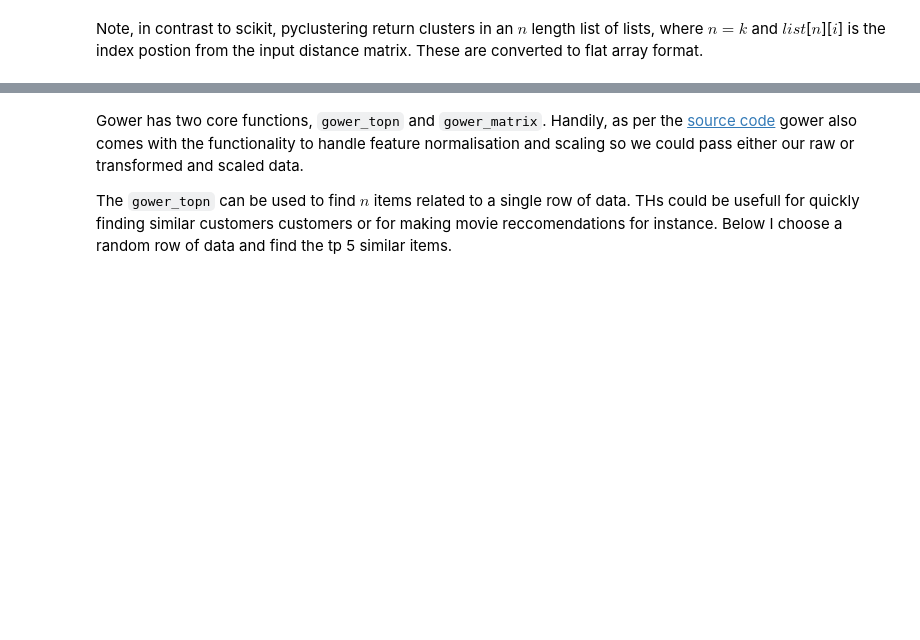
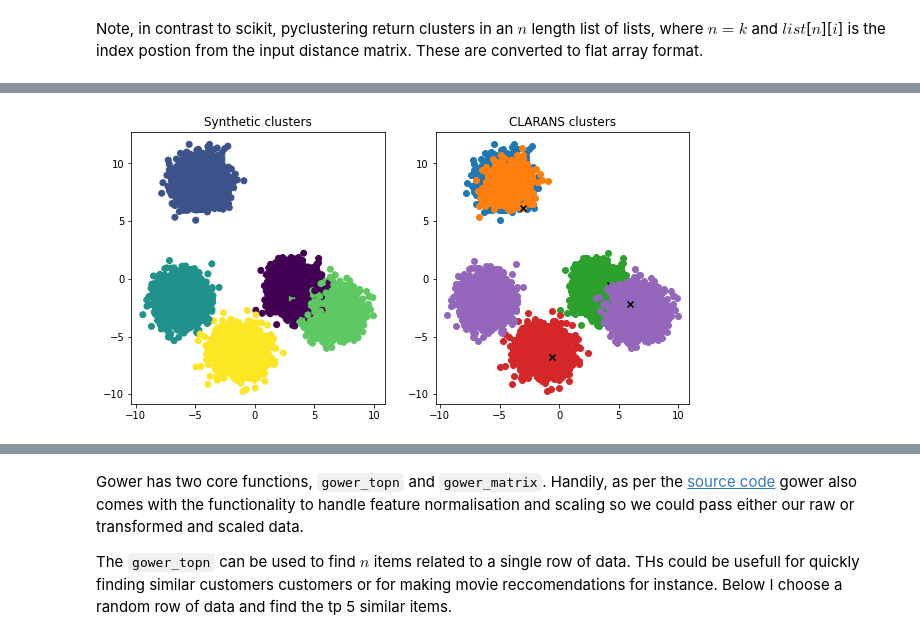
Before and after one commit to bpostance/learn_data_science, a Jupyter notebook: ML/2.3_Clustering/1.1-Clustering-Mixed-Data.ipynb, the cells around one changed output, grey strips where cells are left out. Saved outputs shown, nothing was run; the diff lists cells and outputs as text; code cells hidden in the pictures; blank space fills up the shorter version.

```diff
--- a/ML/2.3_Clustering/1.1-Clustering-Mixed-Data.ipynb
+++ b/ML/2.3_Clustering/1.1-Clustering-Mixed-Data.ipynb
@@ -688,0 +737,21 @@ Given the possible shortcomings of K-means and euclidean distances, and with k-m
+# %%
+from pyclustering.cluster.clarans import clarans
+from sklearn.datasets import make_blobs
+
+# synthetic clusters
+I,c = make_blobs(10302,n_features=36,centers=5)
+
+# implement clarans
+clarans_instance = clarans(I.tolist(), 5, 2, 4);
+%time clarans_instance.process()
+clusters = clarans_instance.get_clusters()
+medoids = clarans_instance.get_medoids()
+
+fig,axs=plt.subplots(1,2,figsize=(10,5))
+axs[0].scatter(I[:,2],I[:,1],c=c)
+axs[0].set_title('Synthetic clusters')
+axs[1].set_title('CLARANS clusters')
+for c_,m in zip(clusters,medoids):
+    axs[1].scatter(I[c_,2],I[c_,1])
+    axs[1].scatter(I[m,2],I[m,1],marker='x',c='black',label='medoids')
+# %% [output]
@@ -688,0 +760 @@ Given the possible shortcomings of K-means and euclidean distances, and with k-m
+[figure, added]
```
Also changed, not shown: parts of 43 cells of this notebook.
